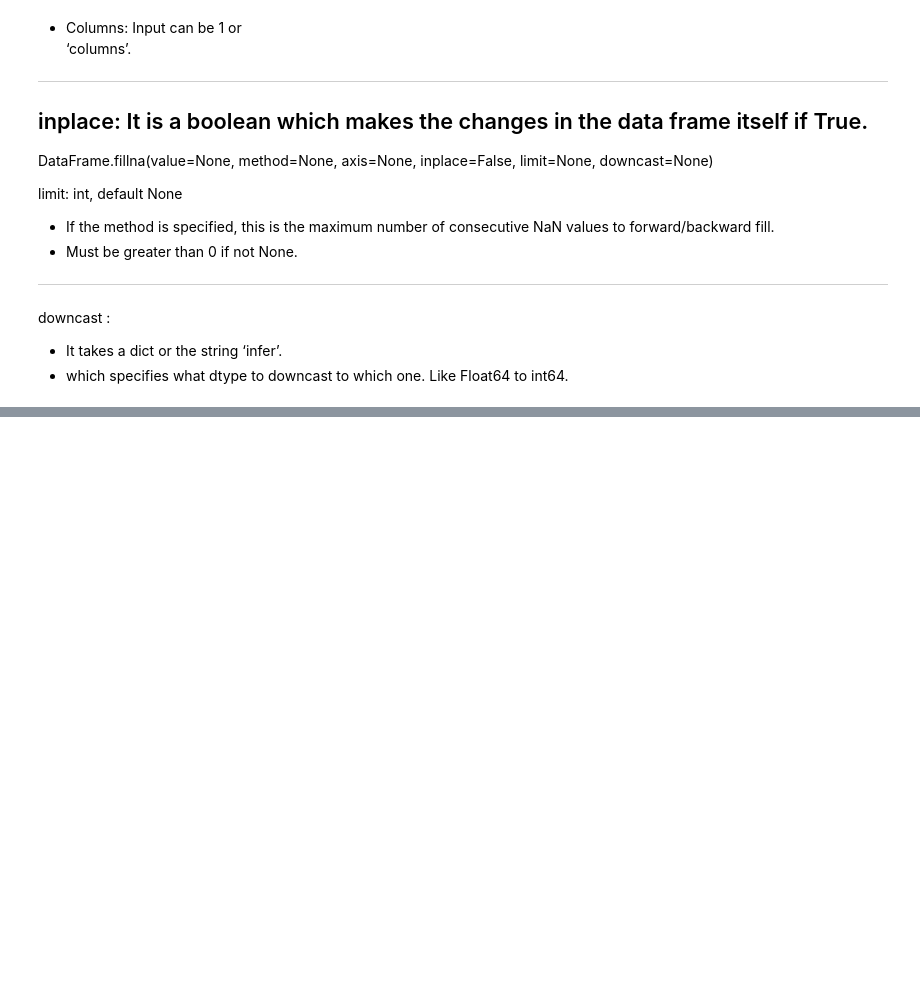
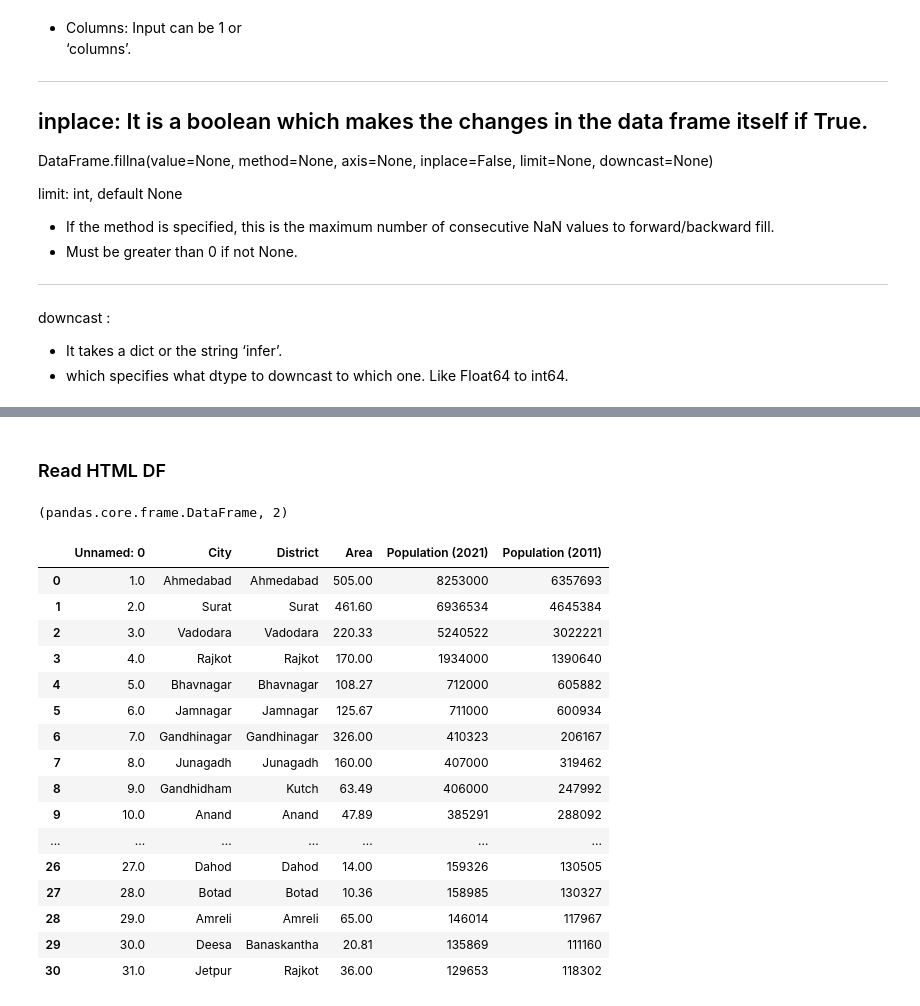
Before and after one commit to AseemGupta39/data_analytics_with_python, a Jupyter notebook: main.ipynb, the cells around one changed output, grey strips where cells are left out. Drawn from its saved outputs; the diff is of its cells as text; code cells hidden in the pictures; blank space fills up the shorter version.

Commit message:
pandas pura kar liya hai

```diff
--- a/main.ipynb
+++ b/main.ipynb
@@ -1804,0 +2315,29 @@ downcast :
+# %% [markdown]
+### Read HTML DF
+# %%
+url1 = 'https://en.wikipedia.org/wiki/List_of_cities_in_Gujarat_by_population'
+# %%
+web_df1 = pd.read_html(url1)
+type(web_df1[0]),len(web_df1)
+# %% [output]
+(pandas.core.frame.DataFrame, 2)
+# %%
+web_df1[0]
+# %% [output]
+|  | Unnamed: 0 | City | District | Area | Population (2021) | Population (2011) |
+| 0 | 1.0 | Ahmedabad | Ahmedabad | 505.00 | 8253000 | 6357693 |
+| 1 | 2.0 | Surat | Surat | 461.60 | 6936534 | 4645384 |
+| 2 | 3.0 | Vadodara | Vadodara | 220.33 | 5240522 | 3022221 |
+| 3 | 4.0 | Rajkot | Rajkot | 170.00 | 1934000 | 1390640 |
+| 4 | 5.0 | Bhavnagar | Bhavnagar | 108.27 | 712000 | 605882 |
+| 5 | 6.0 | Jamnagar | Jamnagar | 125.67 | 711000 | 600934 |
+| 6 | 7.0 | Gandhinagar | Gandhinagar | 326.00 | 410323 | 206167 |
+| 7 | 8.0 | Junagadh | Junagadh | 160.00 | 407000 | 319462 |
+| 8 | 9.0 | Gandhidham | Kutch | 63.49 | 406000 | 247992 |
+| 9 | 10.0 | Anand | Anand | 47.89 | 385291 | 288092 |
+| ... | ... | ... | ... | ... | ... | ... |
+| 26 | 27.0 | Dahod | Dahod | 14.00 | 159326 | 130505 |
+| 27 | 28.0 | Botad | Botad | 10.36 | 158985 | 130327 |
+| 28 | 29.0 | Amreli | Amreli | 65.00 | 146014 | 117967 |
+| 29 | 30.0 | Deesa | Banaskantha | 20.81 | 135869 | 111160 |
+| 30 | 31.0 | Jetpur | Rajkot | 36.00 | 129653 | 118302 |
```
Also changed, not shown: parts of 61 cells of this notebook, 2 other files.
